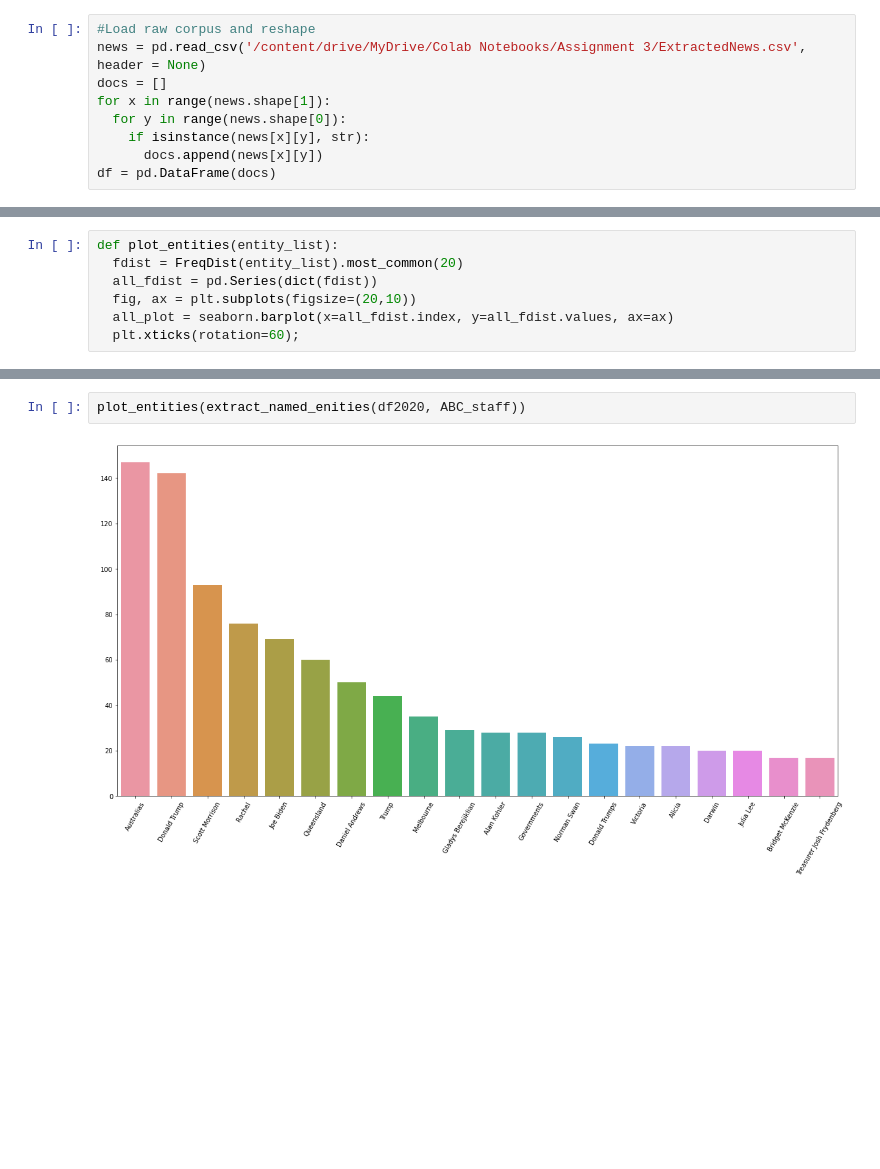
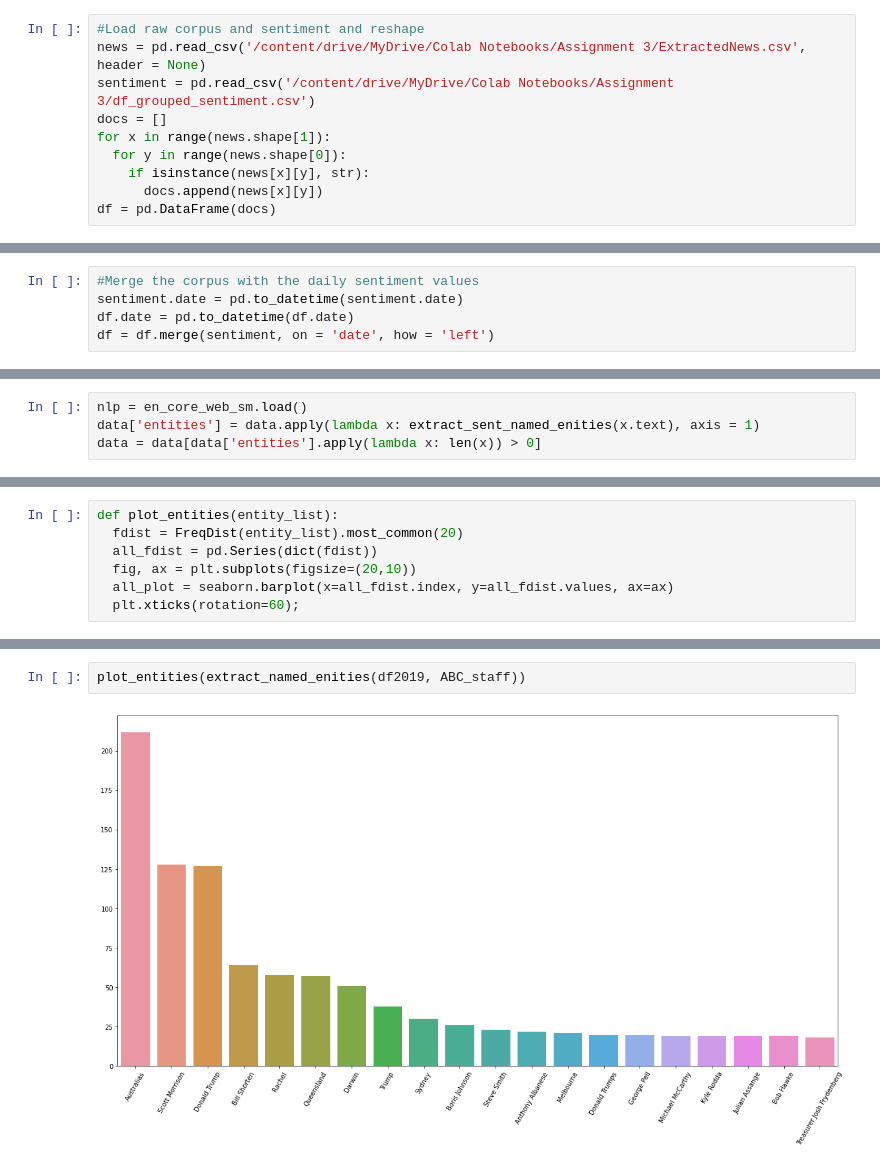
Before and after one commit to ChrisFJardine/Masterclass, a Jupyter notebook: CJardineAssignment3__NER.ipynb, the cells around one changed output, grey strips where cells are left out. Drawn from its saved outputs; the diff is of its cells as text; blank space fills up the shorter version.

```diff
--- a/CJardineAssignment3__NER.ipynb
+++ b/CJardineAssignment3__NER.ipynb
@@ -57,8 +58,9 @@ drive.mount('/content/drive')
 # %% [output]
 Mounted at /content/drive
 # %%
-#Load raw corpus and reshape
+#Load raw corpus and sentiment and reshape
 news = pd.read_csv('/content/drive/MyDrive/Colab Notebooks/Assignment 3/ExtractedNews.csv', header = None)
+sentiment = pd.read_csv('/content/drive/MyDrive/Colab Notebooks/Assignment 3/df_grouped_sentiment.csv')
 docs = []
 for x in range(news.shape[1]):
   for y in range(news.shape[0]):
@@ -114,0 +79,5 @@ Melbourne 99 108 GPE
+# %%
+#Merge the corpus with the daily sentiment values
+sentiment.date = pd.to_datetime(sentiment.date)
+df.date = pd.to_datetime(df.date)
+df = df.merge(sentiment, on = 'date', how = 'left')
@@ -138,0 +117,4 @@ ABC_staff = ['Grandstands Luke Pentony','Laura Tingle','Kerry Lonergan','Leigh S
+# %%
+nlp = en_core_web_sm.load()
+data['entities'] = data.apply(lambda x: extract_sent_named_enities(x.text), axis = 1)
+data = data[data['entities'].apply(lambda x: len(x)) > 0]
@@ -157,4 +156,4 @@ ents = extract_named_enities(df2020, ABC_staff)
 # %%
-plot_entities(extract_named_enities(df2020, ABC_staff))
+plot_entities(extract_named_enities(df2019, ABC_staff))
 # %% [output]
-[figure, old version]
+[figure, new version]
```
Also changed, not shown: parts of 21 cells of this notebook.
